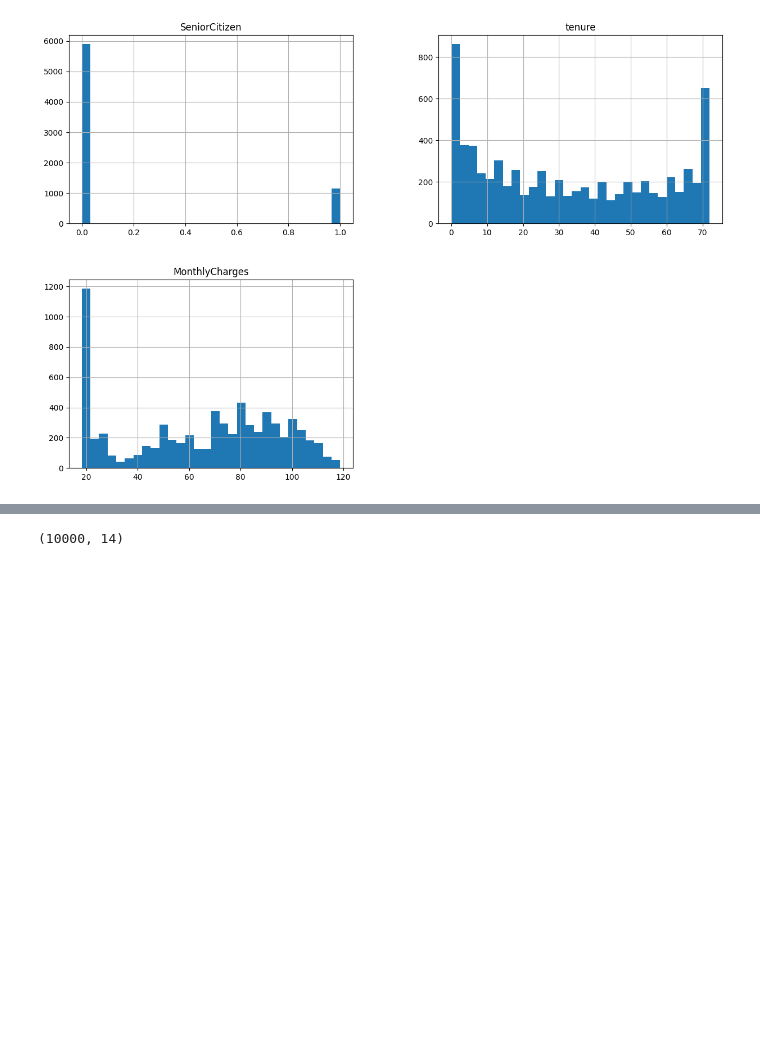
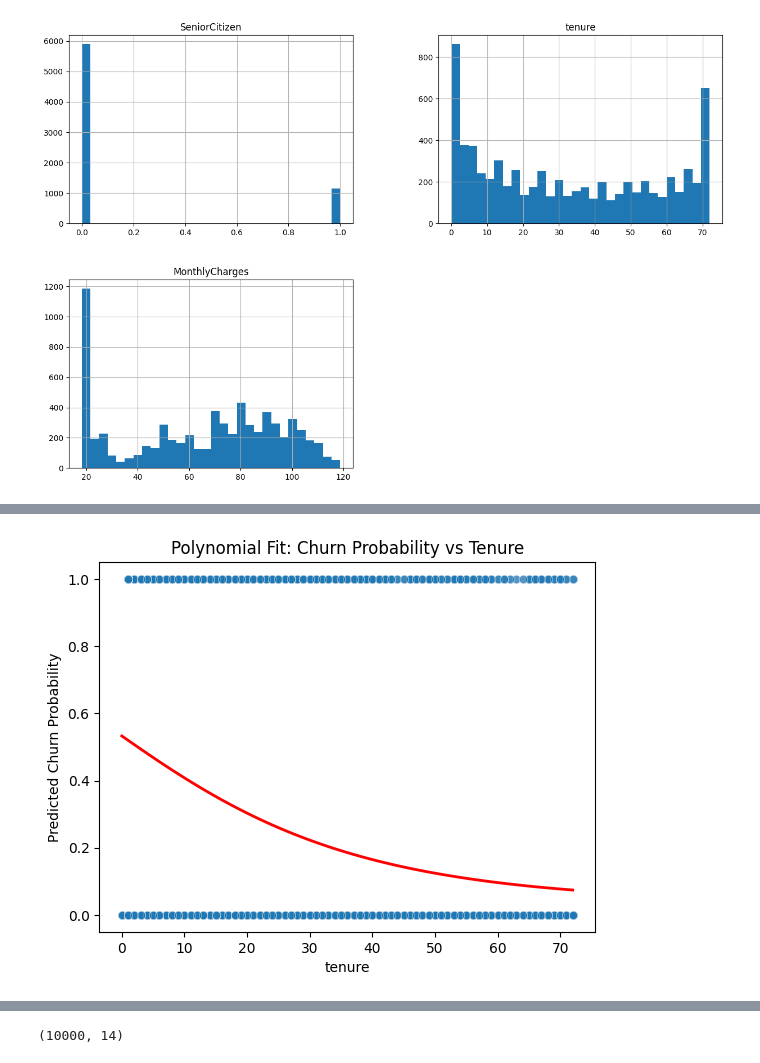
Before and after one commit to tlevash23/DX699, a Jupyter notebook: DX799-01.ipynb, the cells around one changed output, grey strips where cells are left out. Saved outputs shown, nothing was run; the diff lists cells and outputs as text; code cells hidden in the pictures; blank space fills up the shorter version.

```diff
--- a/DX799-01.ipynb
+++ b/DX799-01.ipynb
@@ -116,0 +127,27 @@ plt.show()
+# %%
+from sklearn.linear_model import LogisticRegression
+
+# create polynomial feature
+df_telecom['tenure_sq'] = df_telecom['tenure'] ** 2
+
+# define X and y
+X = df_telecom[['tenure', 'tenure_sq']]
+y = df_telecom['Churn']
+
+# fit logistic regression
+log_reg_poly = LogisticRegression()
+log_reg_poly.fit(X, y)
+
+# generate predictions across the tenure range
+tenure_range = np.linspace(df_telecom['tenure'].min(), df_telecom['tenure'].max(), 100)
+tenure_sq_range = tenure_range ** 2
+pred_prob = log_reg_poly.predict_proba(np.column_stack((tenure_range, tenure_sq_range)))[:, 1]
+
+# plot actual data and predicted curve
+sns.scatterplot(x='tenure', y='Churn', data=df_telecom, alpha=0.3)
+plt.plot(tenure_range, pred_prob, color='red', linewidth=2)
+plt.title('Polynomial Fit: Churn Probability vs Tenure')
+plt.ylabel('Predicted Churn Probability')
+plt.show()
+# %% [output]
+[figure, added]
```
Also changed, not shown: parts of 7 cells of this notebook.
